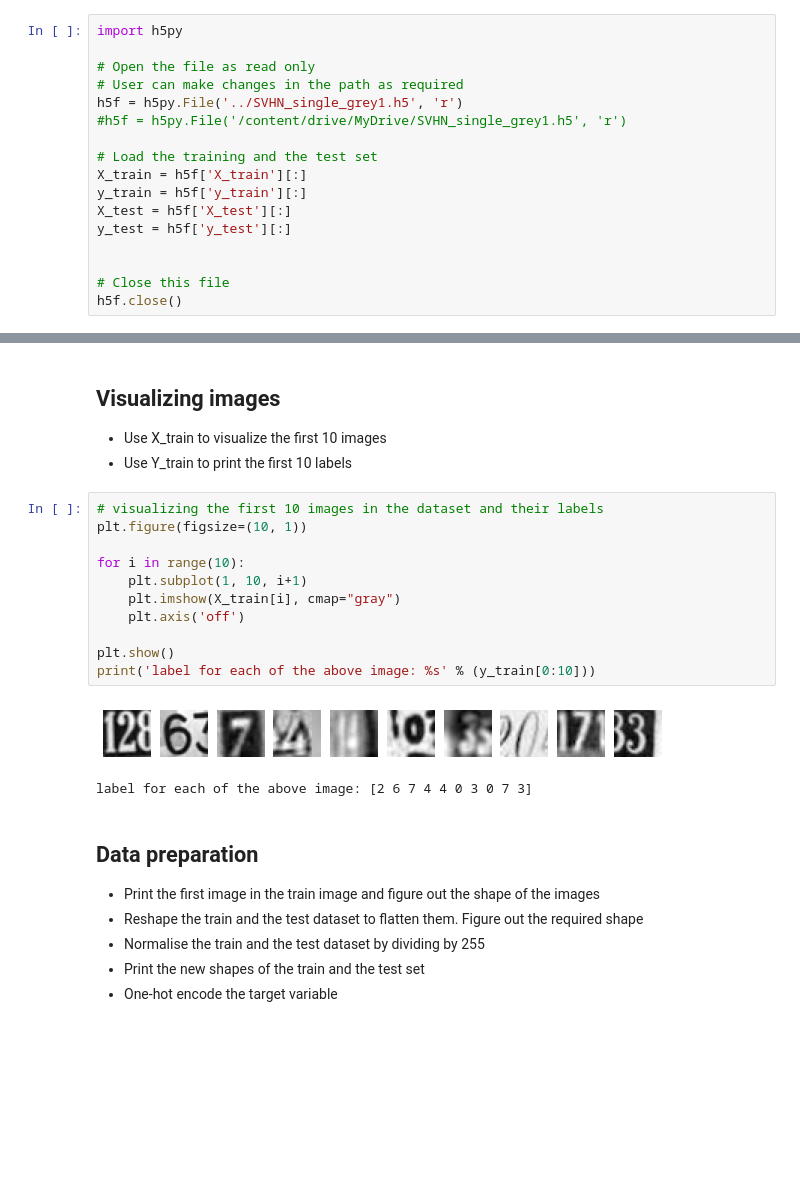
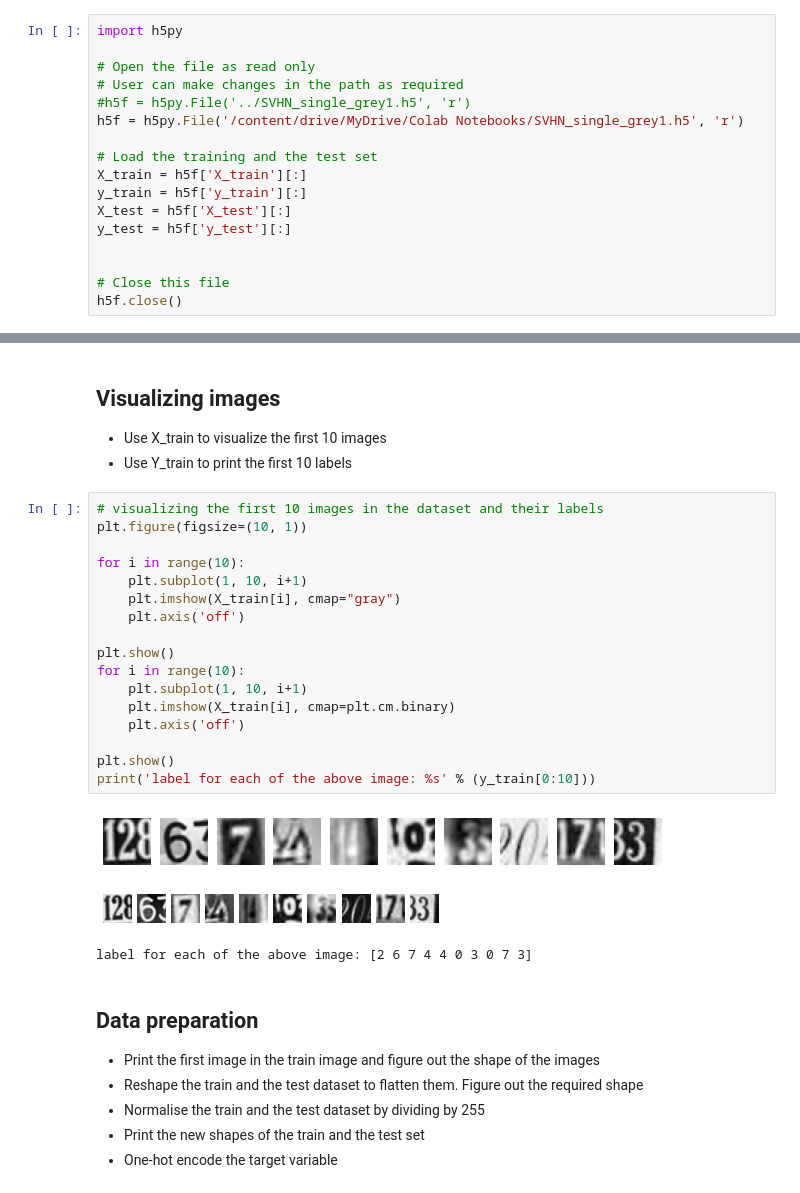
Before and after one commit to hmamoun/Python, a Jupyter notebook: Deep Learning/Project-ANN-Street View Housing Number Digit Recognition/NN_Project_Learner_Notebook_SVHN.ipynb, the cells around one changed output, grey strips where cells are left out. Drawn from its saved outputs; the diff is of its cells as text; blank space fills up the shorter version.

```diff
--- a/Deep Learning/Project-ANN-Street View Housing Number Digit Recognition/NN_Project_Learner_Notebook_SVHN.ipynb
+++ b/Deep Learning/Project-ANN-Street View Housing Number Digit Recognition/NN_Project_Learner_Notebook_SVHN.ipynb
@@ -98,8 +63,8 @@ import h5py
 
 # Open the file as read only
 # User can make changes in the path as required
-h5f = h5py.File('../SVHN_single_grey1.h5', 'r')
-#h5f = h5py.File('/content/drive/MyDrive/SVHN_single_grey1.h5', 'r')
+#h5f = h5py.File('../SVHN_single_grey1.h5', 'r')
+h5f = h5py.File('/content/drive/MyDrive/Colab Notebooks/SVHN_single_grey1.h5', 'r')
 
 # Load the training and the test set
 X_train = h5f['X_train'][:]
@@ -144,16 +91,23 @@ len(X_train), len(X_test)
 # %%
 # visualizing the first 10 images in the dataset and their labels
 plt.figure(figsize=(10, 1))
 
 for i in range(10):
     plt.subplot(1, 10, i+1)
     plt.imshow(X_train[i], cmap="gray")
     plt.axis('off')
 
 plt.show()
+for i in range(10):
+    plt.subplot(1, 10, i+1)
+    plt.imshow(X_train[i], cmap=plt.cm.binary)
+    plt.axis('off')
+
+plt.show()
 print('label for each of the above image: %s' % (y_train[0:10]))
 # %% [output]
 [figure]
+[figure, added]
 label for each of the above image: [2 6 7 4 4 0 3 0 7 3]
 # %% [markdown]
 ## **Data preparation**
```
Also changed, not shown: parts of 21 cells of this notebook, 1 other file.
